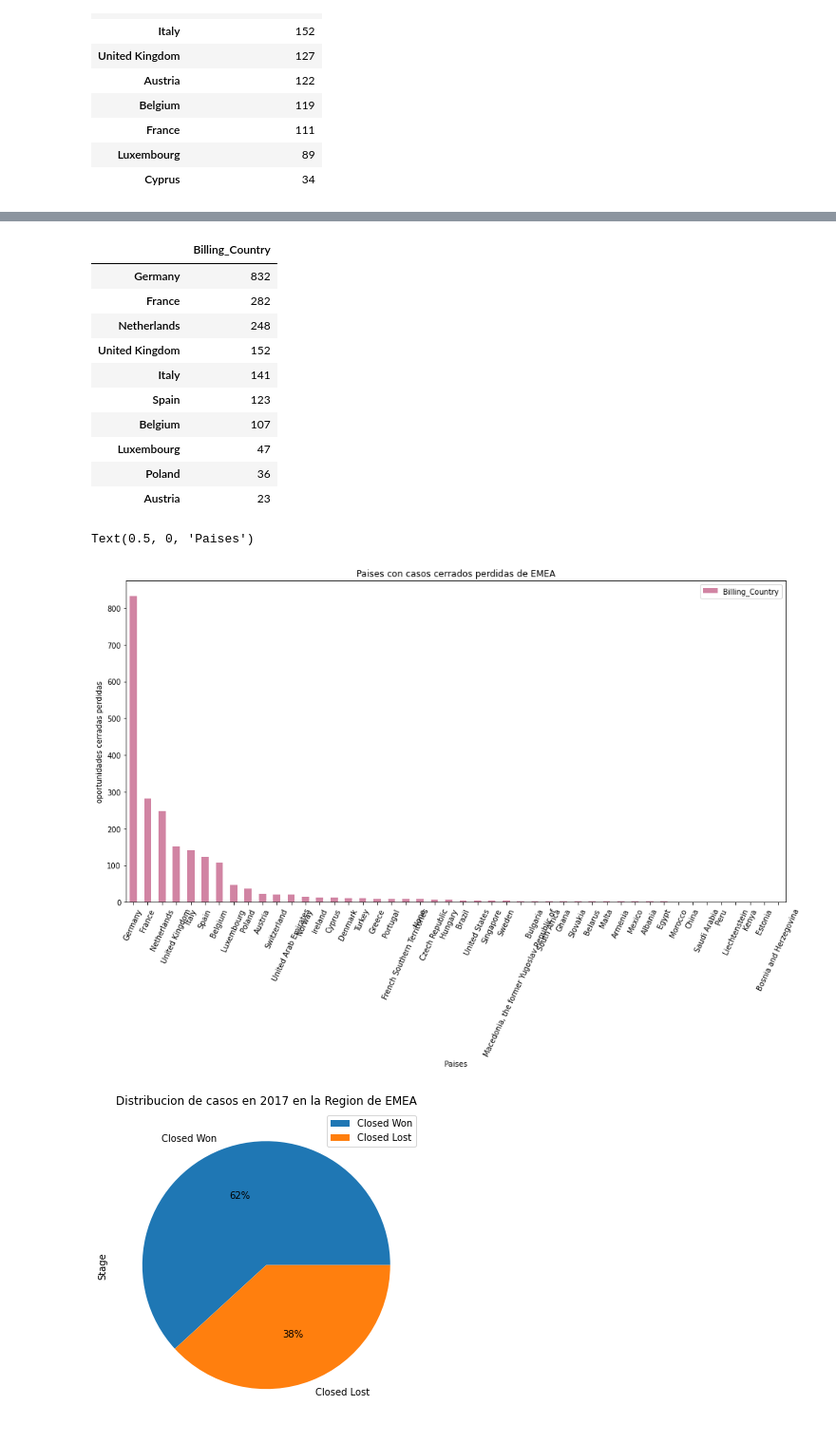
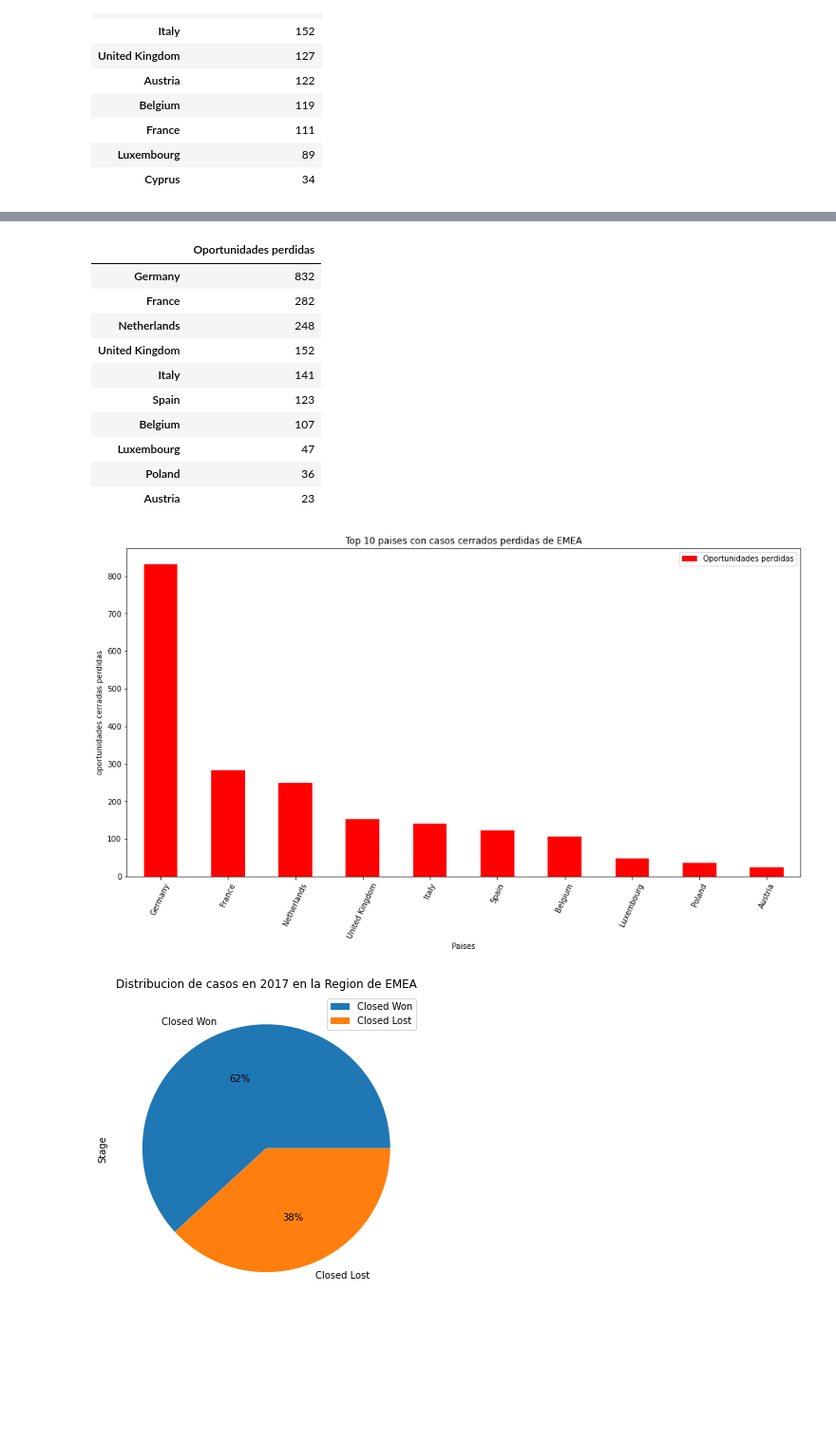
Before and after one commit to Ramaxx95/TP1-Orga-de-Datos, a Jupyter notebook: Visualizaciones/Region_EMEA.ipynb, the cells around one changed output, grey strips where cells are left out. Shown at 95% size. Cells and saved outputs as stored; diff of their text form; code cells hidden in the pictures; blank space fills up the shorter version.

```diff
--- a/Visualizaciones/Region_EMEA.ipynb
+++ b/Visualizaciones/Region_EMEA.ipynb
@@ -104,10 +153,10 @@ Text(0.5, 0, 'Paises')
 [figure]
 # %%
 oportunidades_perdidas_middle_EMEA_df =  oportunidades_perdidas_EMEA.Billing_Country.value_counts()
-oportunidades_perdidas_middle_EMEA_df = oportunidades_perdidas_middle_EMEA_df.to_frame()
-oportunidades_perdidas_middle_EMEA_df.head(10)
+oportunidades_perdidas_middle_EMEA_df = oportunidades_perdidas_middle_EMEA_df.to_frame( name =  'Oportunidades perdidas').head(10)
+oportunidades_perdidas_middle_EMEA_df
 # %% [output]
-|  | Billing_Country |
+|  | Oportunidades perdidas |
 | Germany | 832 |
 | France | 282 |
 | Netherlands | 248 |
@@ -119,13 +168,13 @@ oportunidades_perdidas_middle_EMEA_df.head(10)
 | Poland | 36 |
 | Austria | 23 |
 # %%
-oportunidades_perdidas_middle_EMEA_df.plot(kind= 'bar',figsize =(16,8), rot =65, title = 'Paises con casos cerrados perdidas de EMEA', color = (0.7, 0.2, 0.4, 0.6));
+oportunidades_perdidas_middle_EMEA_df.plot(kind= 'bar',figsize =(16,8), rot =65, title = 'Top 10 paises con casos cerrados perdidas de EMEA', color = 'red');
 ax=plt.gca()
 ax.set_ylabel('oportunidades cerradas perdidas');
 ax.set_xlabel('Paises')
+plt.show()
 # %% [output]
-Text(0.5, 0, 'Paises')
-[figure, old version]
+[figure, new version]
 # %%
 anio_2017 = oportunidades_cerradas[ oportunidades_cerradas.Opportunity_Created_Date.dt.year == 2017]
 anio_2017.Stage.value_counts().to_frame().plot.pie(title = 'Distribucion de casos en 2017 en la Region de EMEA', y = 'Stage', figsize = (11,6), autopct='%1.0f%%')
```
Also changed, not shown: parts of 14 cells of this notebook.
